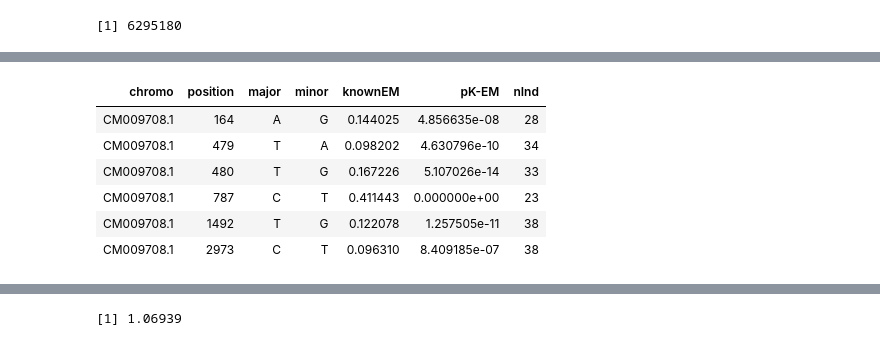
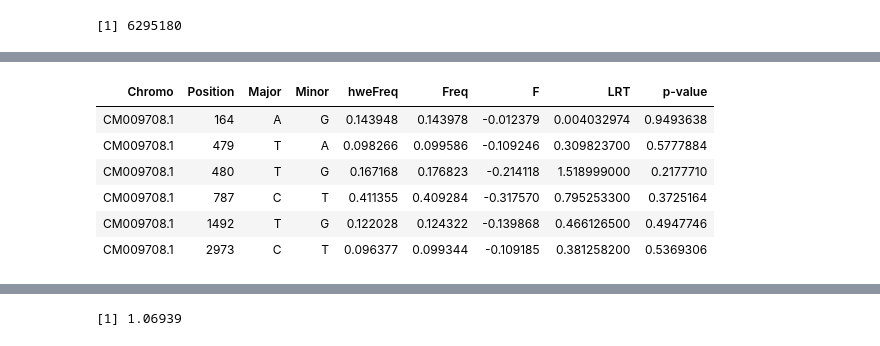
Before and after one commit to katcatalano/ClownfishGWAS, a Jupyter notebook: notebooks/plot_pcangsd_assoc.ipynb, the cells around one changed output, grey strips where cells are left out. Drawn from its saved outputs; the diff is of its cells as text; code cells hidden in the pictures.

```diff
--- a/notebooks/plot_pcangsd_assoc.ipynb
+++ b/notebooks/plot_pcangsd_assoc.ipynb
@@ -50,12 +44,12 @@ qq(hwe$p)
 # %%
 #how do maf and calls across ind look
-maf <- fread("/data/katrinac/APPC_sequencing/DNA/trimmed_reads/mapping/genotypes/angsd/appc_angsd.mafs.gz")
-head(maf)
+sites <- fread("/data/katrinac/APPC_sequencing/DNA/trimmed_reads/mapping/genotypes/angsd/appc_angsd_probs.hwe.gz")
+head(sites)
 # %% [output]
-| chromo | position | major | minor | knownEM | pK-EM | nInd |
-| CM009708.1 | 164 | A | G | 0.144025 | 4.856635e-08 | 28 |
-| CM009708.1 | 479 | T | A | 0.098202 | 4.630796e-10 | 34 |
-| CM009708.1 | 480 | T | G | 0.167226 | 5.107026e-14 | 33 |
-| CM009708.1 | 787 | C | T | 0.411443 | 0.000000e+00 | 23 |
-| CM009708.1 | 1492 | T | G | 0.122078 | 1.257505e-11 | 38 |
-| CM009708.1 | 2973 | C | T | 0.096310 | 8.409185e-07 | 38 |
+| Chromo | Position | Major | Minor | hweFreq | Freq | F | LRT | p-value |
+| CM009708.1 | 164 | A | G | 0.143948 | 0.143978 | -0.012379 | 0.004032974 | 0.9493638 |
+| CM009708.1 | 479 | T | A | 0.098266 | 0.099586 | -0.109246 | 0.309823700 | 0.5777884 |
+| CM009708.1 | 480 | T | G | 0.167168 | 0.176823 | -0.214118 | 1.518999000 | 0.2177710 |
+| CM009708.1 | 787 | C | T | 0.411355 | 0.409284 | -0.317570 | 0.795253300 | 0.3725164 |
+| CM009708.1 | 1492 | T | G | 0.122028 | 0.124322 | -0.139868 | 0.466126500 | 0.4947746 |
+| CM009708.1 | 2973 | C | T | 0.096377 | 0.099344 | -0.109185 | 0.381258200 | 0.5369306 |
```
Also changed, not shown: parts of 67 cells of this notebook, 5 other files.
